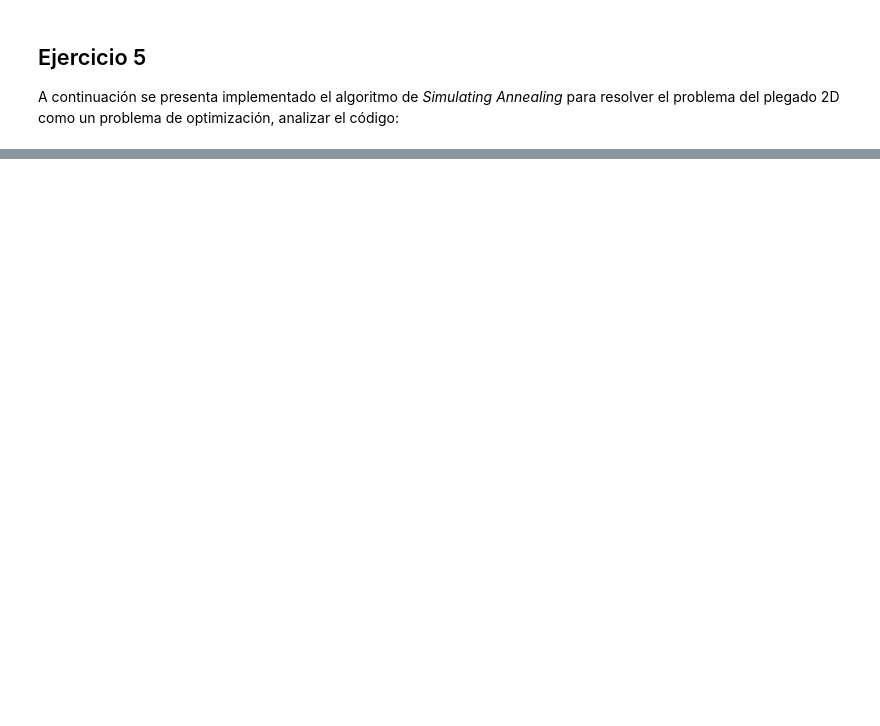
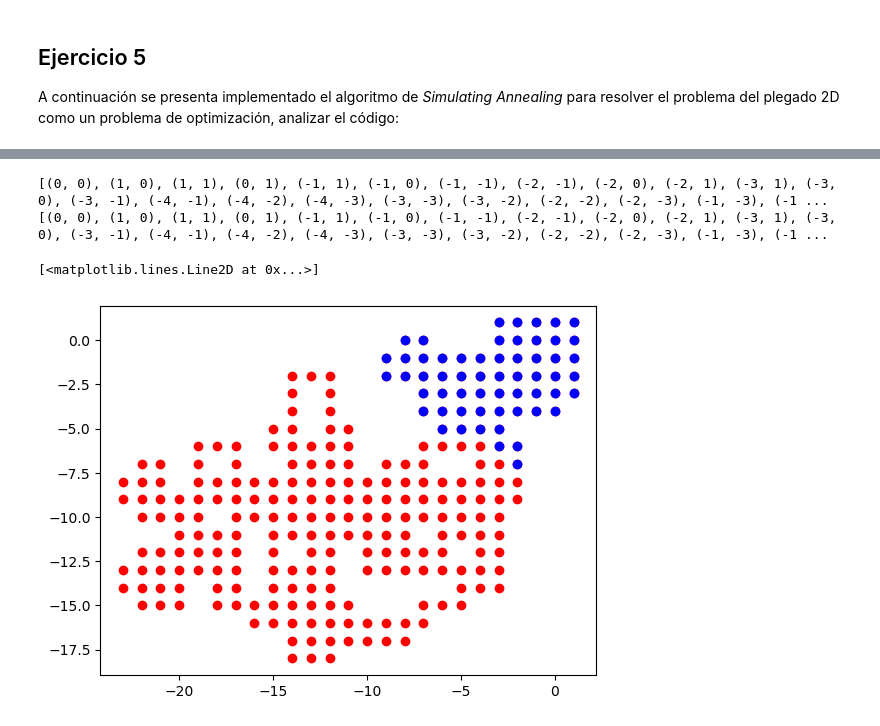
Before and after one commit to vicrevlop/Python-BAG-23-24, a Jupyter notebook: plegado2D_enunciado23.ipynb, the cells around one changed output, grey strips where cells are left out. Drawn from its saved outputs; the diff is of its cells as text; code cells hidden in the pictures; blank space fills up the shorter version.

```diff
--- a/plegado2D_enunciado23.ipynb
+++ b/plegado2D_enunciado23.ipynb
@@ -483,0 +597,33 @@ pyplot.plot(["b","a","c","e","t"], [20,40,50,90,25],'o-')
+# %%
+aas_separados_color = color_aa(result[0])
+#print(aas_separados_color)
+#print(aas_separados_color[1])
+
+dic_coordenadas_rojos = get_spatial_dic(aas_separados_color[0], result[1])
+#print(dic_coordenadas_rojos)
+dic_coordenadas_azules = get_spatial_dic(aas_separados_color[1], result[1])
+#print(dic_coordenadas_azules)
+
+coordenadas_rojos = list(dic_coordenadas_rojos.keys())
+coordenadas_azules = list(dic_coordenadas_azules.keys())
+print(coordenadas_rojos)
+print(coordenadas_azules)
+
+def plot_data(coordenadas):
+    xlist=[]
+    ylist=[]
+    for (xpos,ypos) in coordenadas:
+        xlist.append(xpos)
+        ylist.append(ypos)
+    return(xlist,ylist)
+
+data_rojos = plot_data(coordenadas_rojos)
+data_azules = plot_data(coordenadas_azules)
+
+pyplot.plot(data_rojos[0],data_rojos[1],'o', color="red")
+pyplot.plot(data_azules[0],data_azules[1],'o', color="blue")
+# %% [output]
+[(0, 0), (1, 0), (1, 1), (0, 1), (-1, 1), (-1, 0), (-1, -1), (-2, -1), (-2, 0), (-2, 1), (-3, 1), (-3, 0), (-3, -1), (-4, -1), (-4, -2), (-4, -3), (-3, -3), (-3, -2), (-2, -2), (-2, -3), (-1, -3), (-1 ...
+[(0, 0), (1, 0), (1, 1), (0, 1), (-1, 1), (-1, 0), (-1, -1), (-2, -1), (-2, 0), (-2, 1), (-3, 1), (-3, 0), (-3, -1), (-4, -1), (-4, -2), (-4, -3), (-3, -3), (-3, -2), (-2, -2), (-2, -3), (-1, -3), (-1 ...
+[<matplotlib.lines.Line2D at 0x...>]
+[figure, added]
```
Also changed, not shown: parts of 32 cells of this notebook.
